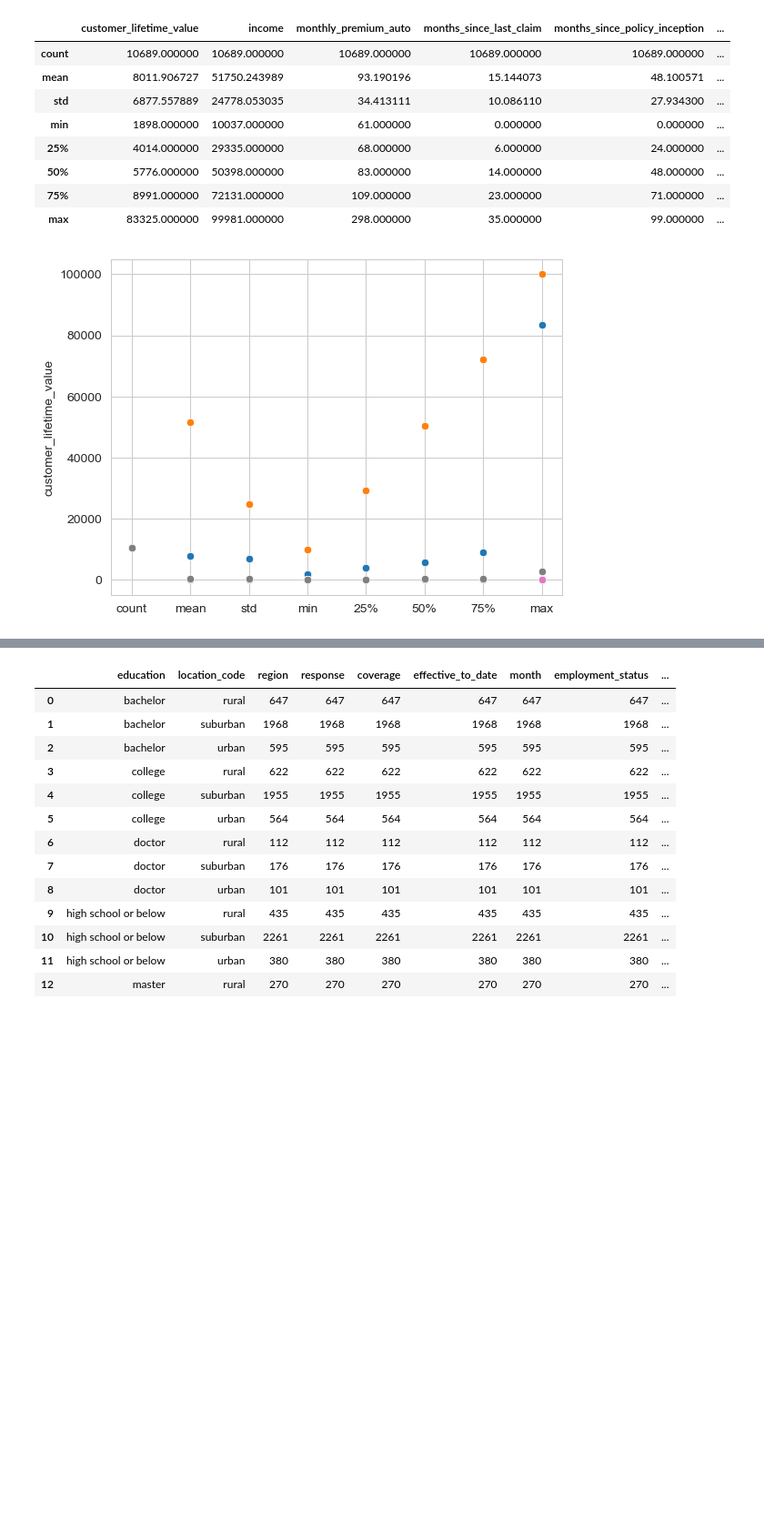
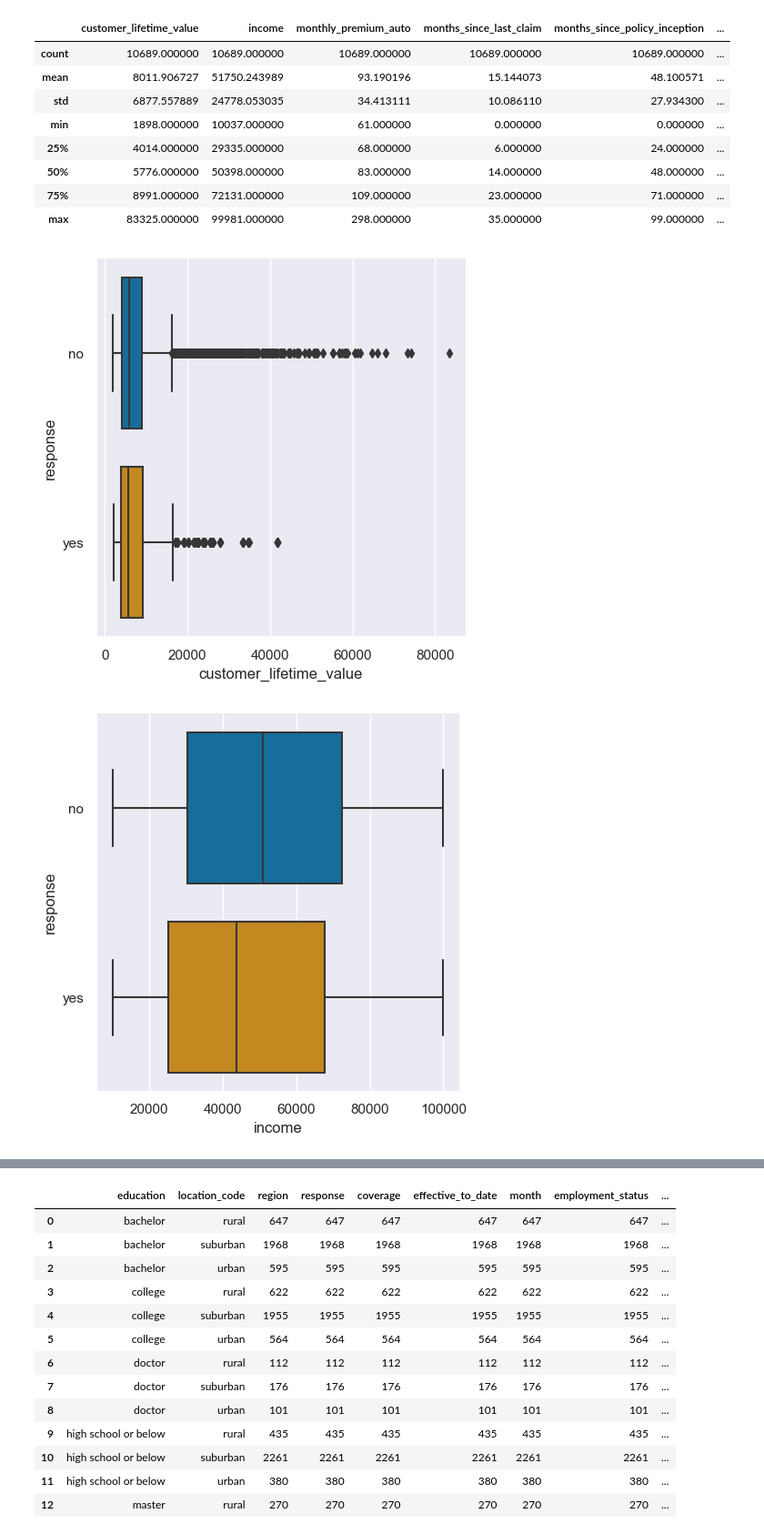
Before and after one commit to Phylanxy/Labs, a Jupyter notebook: week 2/Day 2/Lab_EDA.ipynb, the cells around one changed output, grey strips where cells are left out. Shown at 91% size. Drawn from its saved outputs; the diff is of its cells as text; code cells hidden in the pictures; blank space fills up the shorter version.

Commit message:
plotting box plots for responses

```diff
--- a/week 2/Day 2/Lab_EDA.ipynb
+++ b/week 2/Day 2/Lab_EDA.ipynb
@@ -151,36 +152,17 @@ display(df_cat.describe(),df_num.describe())
 | 50% | 5776.000000 | 50398.000000 | 83.000000 | 14.000000 | 48.000000 | ... |
 | 75% | 8991.000000 | 72131.000000 | 109.000000 | 23.000000 | 71.000000 | ... |
 | max | 83325.000000 | 99981.000000 | 298.000000 | 35.000000 | 99.000000 | ... |
-# %%
-fig = sns.figure(figsize=5,5)
-
-import math
-
-# Number of plots
-n = 8
-
-# Determine the number of rows and columns for the subplot matrix
-nrows = math.ceil(math.sqrt(n))
-ncols = math.ceil(n / nrows)
-
-# Create the subplot matrix
-fig, axs = plt.subplots(nrows, ncols)
-
-# Flatten the subplots array to iterate over the subplots and plot data
-axs = axs.ravel()
-
-# Plot data on each subplot
-for i in range(n):
-    axs[i].plot(data[i])
-
-# Show the plot
-plt.show()
-
-for i, col in enumerate(num_cols):
-    np.arange(len(num_cols))
-    plt.subplot(i,i)
-    _=sns.scatterplot(data=df_num[col].describe())
-
-plt.show()
-# %% [output]
-[figure, removed]
+# %%
+# Number of plots
+n = len(num_cols)
+
+sns.set(rc={'figure.figsize':(10,10)})
+
+# Plot data on each subplot
+for i, col in enumerate(num_cols):
+    sns.catplot(data=df, x=col, y="response", palette="colorblind", kind="box")
+
+plt.show()
+# %% [output]
+[figure, added]
+[figure, added]
```
Also changed, not shown: parts of 3 cells of this notebook.
